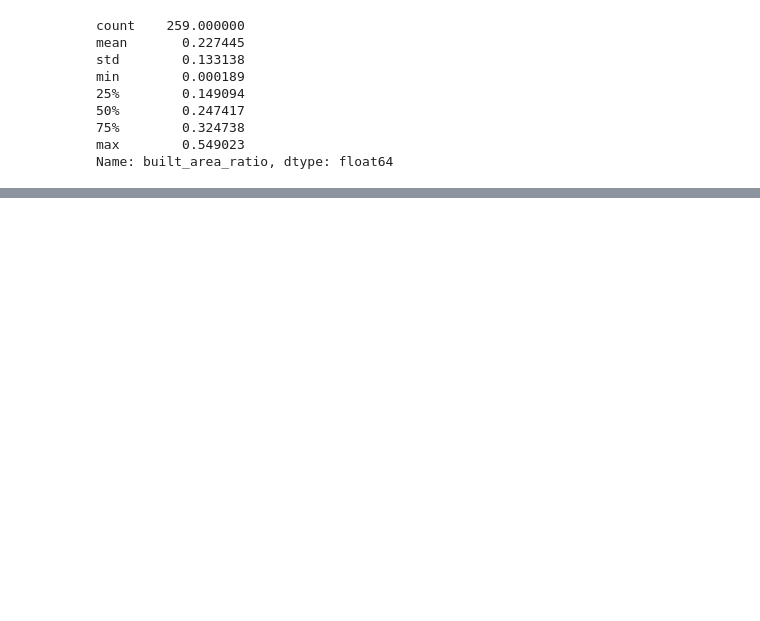
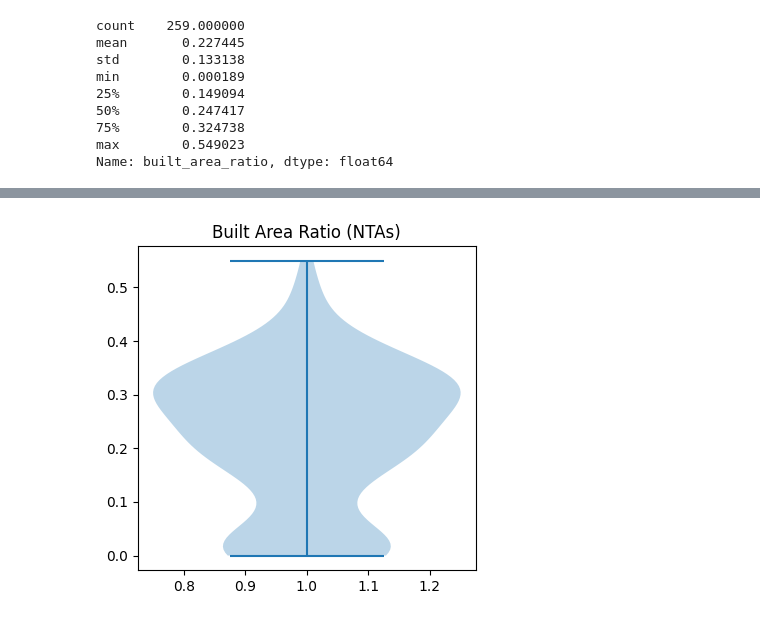
Before and after one commit to rowens2025/nyc-urban-built-floodzone-planimetrics, a Jupyter notebook: notebooks/initial_built_density.ipynb, the cells around one changed output, grey strips where cells are left out. Saved outputs shown, nothing was run; the diff lists cells and outputs as text; code cells hidden in the pictures; blank space fills up the shorter version.

```diff
--- a/notebooks/initial_built_density.ipynb
+++ b/notebooks/initial_built_density.ipynb
@@ -199,0 +255,10 @@ Name: built_area_ratio, dtype: float64
+# %%
+x = nta_built["built_area_ratio"].dropna()
+
+plt.figure(figsize=(4, 4))
+plt.violinplot(x)
+plt.title("Built Area Ratio (NTAs)")
+plt.tight_layout()
+plt.show()
+# %% [output]
+[figure, added]
```
Also changed, not shown: parts of 4 cells of this notebook, 1 other file.
